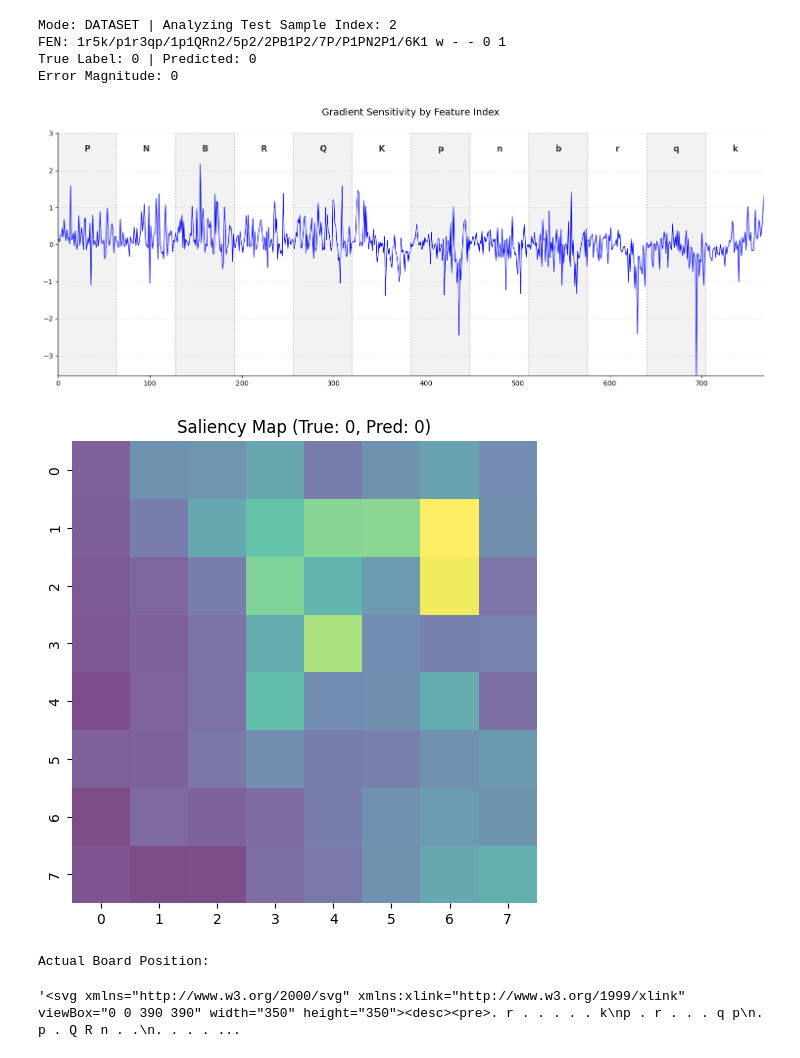
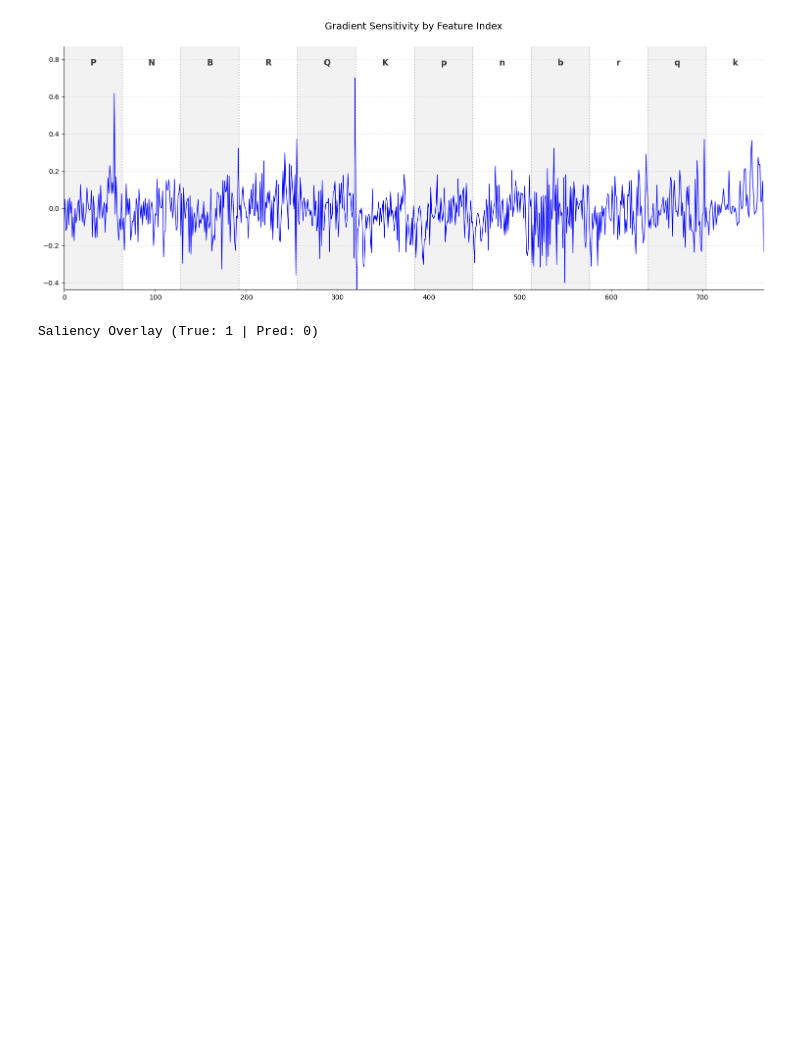
Before and after one commit to wang-yuancheng/chess, a Jupyter notebook: 06_unified_model_testing.ipynb, the cells around one changed output. Saved outputs shown, nothing was run; the diff lists cells and outputs as text; code cells hidden in the pictures; blank space fills up the shorter version.

Commit message:
Set up grad-cam

```diff
--- a/06_unified_model_testing.ipynb
+++ b/06_unified_model_testing.ipynb
@@ -26,15 +27,15 @@ class Config:
     ACTIVE_MODEL = "CNN"
 
     # 'FEN' / 'DATASET'
-    TEST_MODE = "DATASET"
+    TEST_MODE = "FEN"
 
     # --- Change if TEST_MODE = "FEN" ---
-    FEN_STRING = "5kq1/2p5/pp1pp2p/2P2pp1/PP1PP2P/5PP1/8/1K6 b - - 0 1"
-    TRUE_LABEL_FOR_FEN = 2 # Manually set the expected class (0-6) for this FEN
+    FEN_STRING = "2k5/7P/8/8/8/8/8/1K6 w - - 0 1"
+    TRUE_LABEL_FOR_FEN = 1 # Manually set the expected class (0-6) for this FEN
 
     # --- Change if TEST_MODE = "DATASET" ---
-    ERROR_MAGNITUDE = "0"
-    IDX_IN_LIST = 1
+    ERROR_MAGNITUDE = "6"
+    IDX_IN_LIST = 2
 
 MODEL_REGISTRY = {
     "CNN": {
@@ -365,50 +573,9 @@ SEResNet(
 # %%
-# ==========================================
-# Saliency Maps
-# ==========================================
-if Config.TEST_MODE == "DATASET":
-    # Load index from JSON
-    index_path = RESULTS_DIR / ACTIVE_SETUP['name'] / ACTIVE_SETUP['index_file']
-    with open(index_path, "r") as f:
-        index_data = json.load(f)
-    dataset_idx = index_data[Config.ERROR_MAGNITUDE][Config.IDX_IN_LIST]
-
-    # Load sample
-    dataset = ChessDataset(root_dir=ACTIVE_SETUP['dataset_dir'], split="test")
-    X_sample, y_sample = dataset[dataset_idx]
-    true_label = y_sample.item()
-
-    # Generate FEN for printing
-    reconstructed_fen = tensor_to_fen(X_sample) if ACTIVE_SETUP['is_3d'] else vector_to_fen(X_sample)
-    print(f"\nMode: DATASET | Analyzing Test Sample Index: {dataset_idx}")
-
-elif Config.TEST_MODE == "FEN":
-    reconstructed_fen = Config.FEN_STRING
-    true_label = Config.TRUE_LABEL_FOR_FEN
-    raw_tensor = fen_to_tensor(reconstructed_fen) if ACTIVE_SETUP['is_3d'] else fen_to_vector(reconstructed_fen)
-    X_sample = torch.tensor(raw_tensor, dtype=torch.float32)
-    print(f"\nMode: FEN STRING")
-
-X_input = X_sample.unsqueeze(0).to(DEVICE)
-pred_logits = model(X_input)
-pred_label = torch.argmax(pred_logits, dim=1).item()
-
-grads = get_piece_gradients(model, X_input, pred_label)
-if len(grads.shape) == 3: # Flatten spatial maps
-    grads = grads.flatten()
-
-print(f"FEN: {reconstructed_fen}")
-print(f"True Label: {true_label} | Predicted: {pred_label}")
-print(f"Error Magnitude: {abs(true_label - pred_label)}")
+saliency_ext = SaliencyExtractor(model)
+grads = saliency_ext.generate_saliency(X_input, pred_label)
 
 plot_chess_gradients(grads)
-plot_chess_heatmap(grads, fen_str=reconstructed_fen, true_label=true_label, pred_label=pred_label)
+plot_chess_saliency_map(grads, fen, true_label, pred_label, save_name, save_board=False)
 # %% [output]
+[figure, new version]
-Mode: DATASET | Analyzing Test Sample Index: 2
-FEN: 1r5k/p1r3qp/1p1QRn2/5p2/2PB1P2/7P/P1PN2P1/6K1 w - - 0 1
-True Label: 0 | Predicted: 0
-Error Magnitude: 0
+Saliency Overlay (True: 1 | Pred: 0)
-[figure, old version]
-[figure, removed]
-Actual Board Position:
-'<svg xmlns="http://www.w3.org/2000/svg" xmlns:xlink="http://www.w3.org/1999/xlink" viewBox="0 0 390 390" width="350" height="350"><desc><pre>. r . . . . . k\np . r . . . q p\n. p . Q R n . .\n. . . . ...
```
Also changed, not shown: parts of 9 cells of this notebook.
